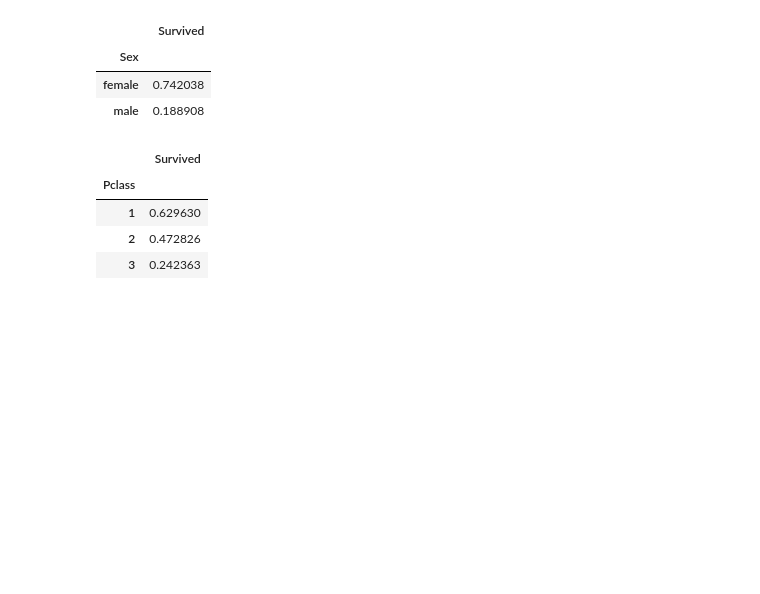
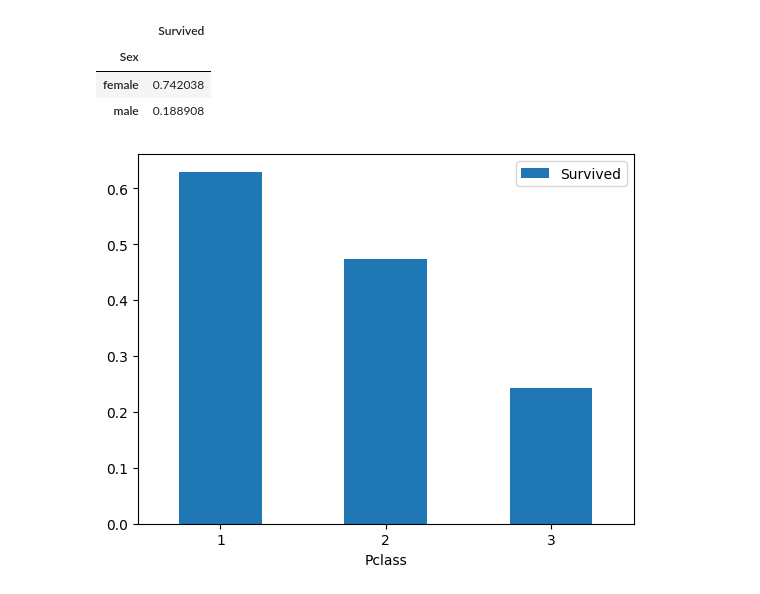
Before and after one commit to essiesalari/Titanic-ML, a Jupyter notebook: TitanicML.ipynb, the cells around one changed output. Saved outputs shown, nothing was run; the diff lists cells and outputs as text; code cells hidden in the pictures; blank space fills up the shorter version.

```diff
--- a/TitanicML.ipynb
+++ b/TitanicML.ipynb
@@ -134,13 +134,11 @@ df_train.groupby('Sex')[['Survived']].mean()
 | male | 0.188908 |
 # %%
 ## by class
-df_train.groupby('Pclass')[['Survived']].mean()
+df_train.groupby('Pclass')[['Survived']].mean().plot(kind='bar')
+plt.xticks(rotation=0)
+plt.show();
 # %% [output]
-|  | Survived |
-| Pclass |  |
-| 1 | 0.629630 |
-| 2 | 0.472826 |
-| 3 | 0.242363 |
+[figure, added]
 # %%
 ## by age
 bins = [0, 12, 19, 29, 39, 49, np.inf]
```
Also changed, not shown: parts of 1 cell of this notebook.
